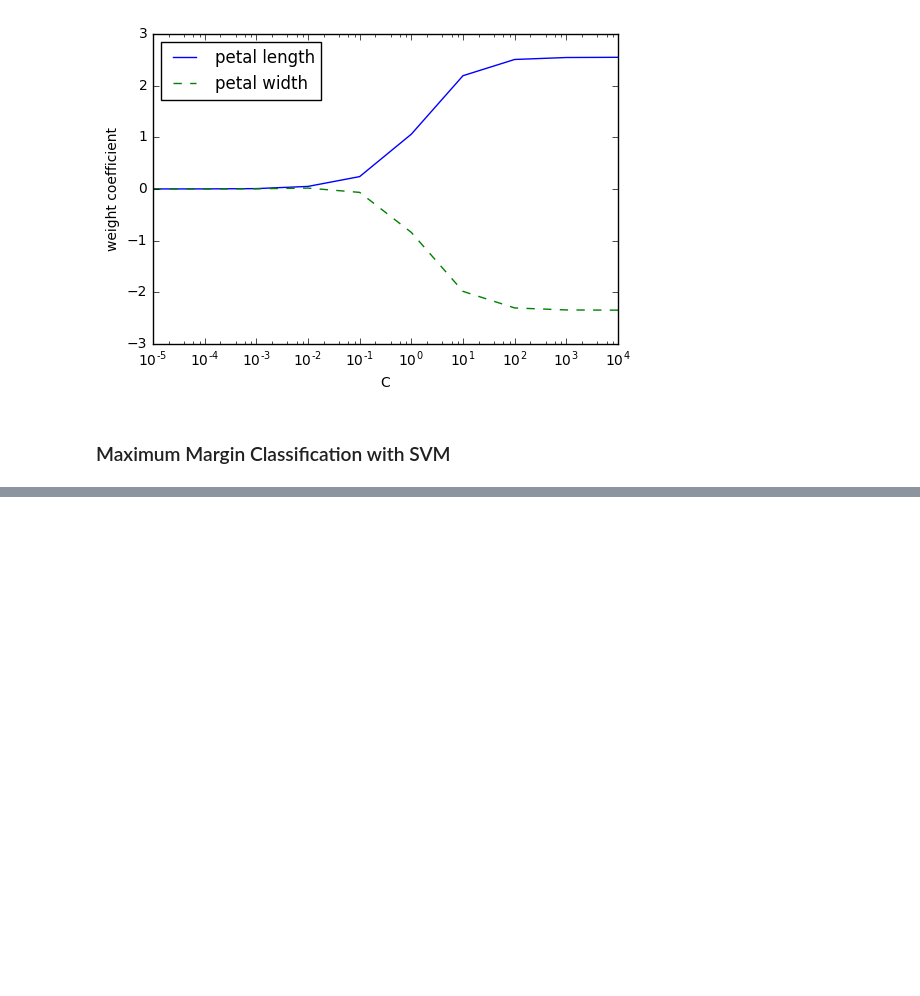
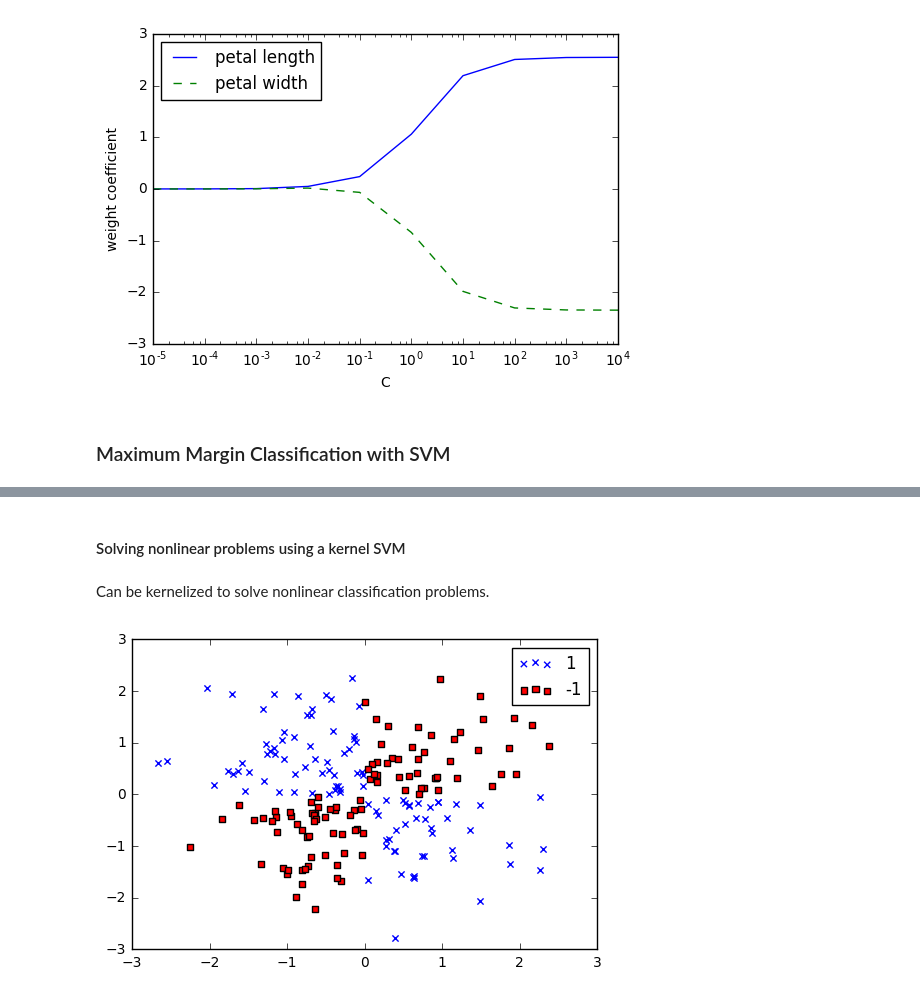
Before and after one commit to almoskowitz/Raschka_MLBook, a Jupyter notebook: ch03_sklearn_tour/Chapter 03.ipynb, the cells around one changed output, grey strips where cells are left out. Cells and saved outputs as stored; diff of their text form; code cells hidden in the pictures; blank space fills up the shorter version.

```diff
--- a/ch03_sklearn_tour/Chapter 03.ipynb
+++ b/ch03_sklearn_tour/Chapter 03.ipynb
@@ -159,0 +180,21 @@ plt.show()
+# %% [markdown]
+#### Solving nonlinear problems using a kernel SVM
+# %% [markdown]
+Can be kernelized to solve nonlinear classification problems.
+# %%
+np.random.seed(0)
+X_xor = np.random.randn(200,2)
+#returns logicial True False
+y_xor = np.logical_xor(X_xor[:, 0] > 0, X_xor[:, 1] > 0)
+#turns true false into 1 -1
+y_xor = np.where(y_xor,1,-1)
+
+plt.scatter(X_xor[y_xor==1,0], X_xor[y_xor==1,1],
+           c='b', marker='x', label = '1')
+plt.scatter(X_xor[y_xor==-1,0], X_xor[y_xor==-1,1],
+           c='r', marker = 's', label='-1')
+plt.ylim(-3.0)
+plt.legend()
+plt.show()
+# %% [output]
+[figure, added]
```
Also changed, not shown: parts of 10 cells of this notebook.
